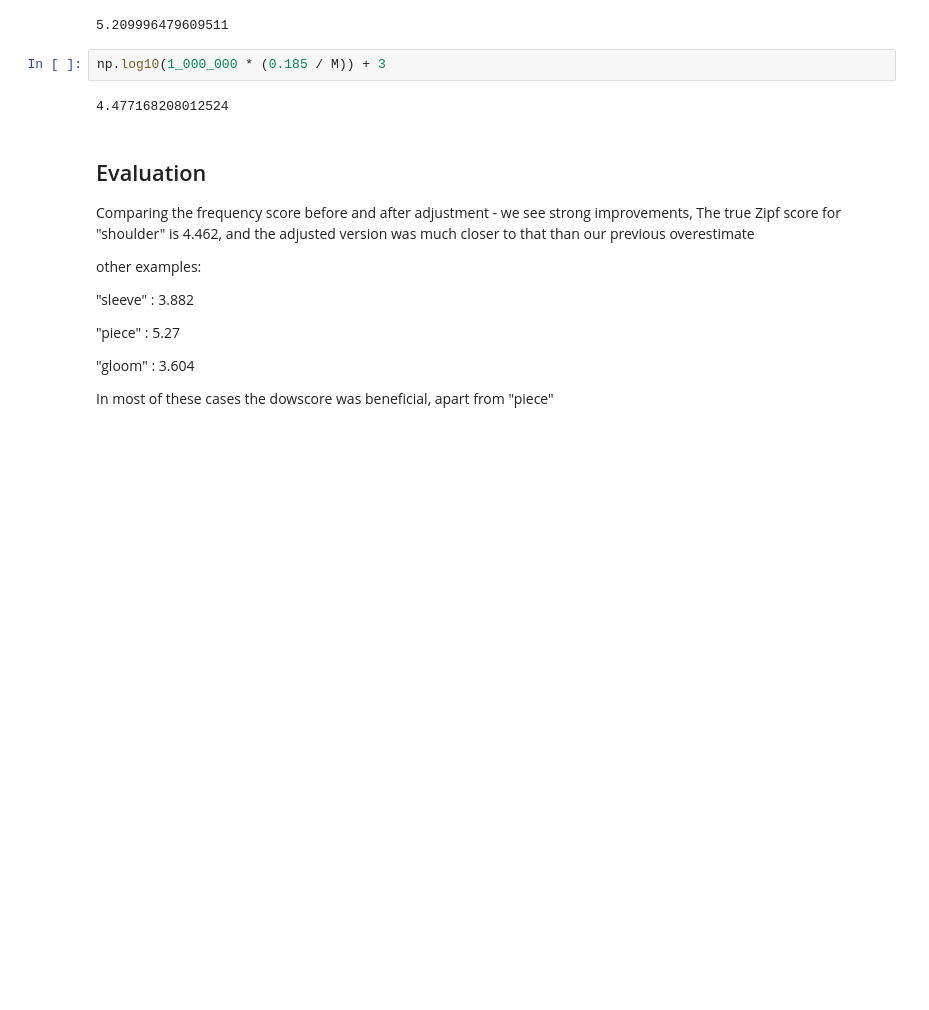
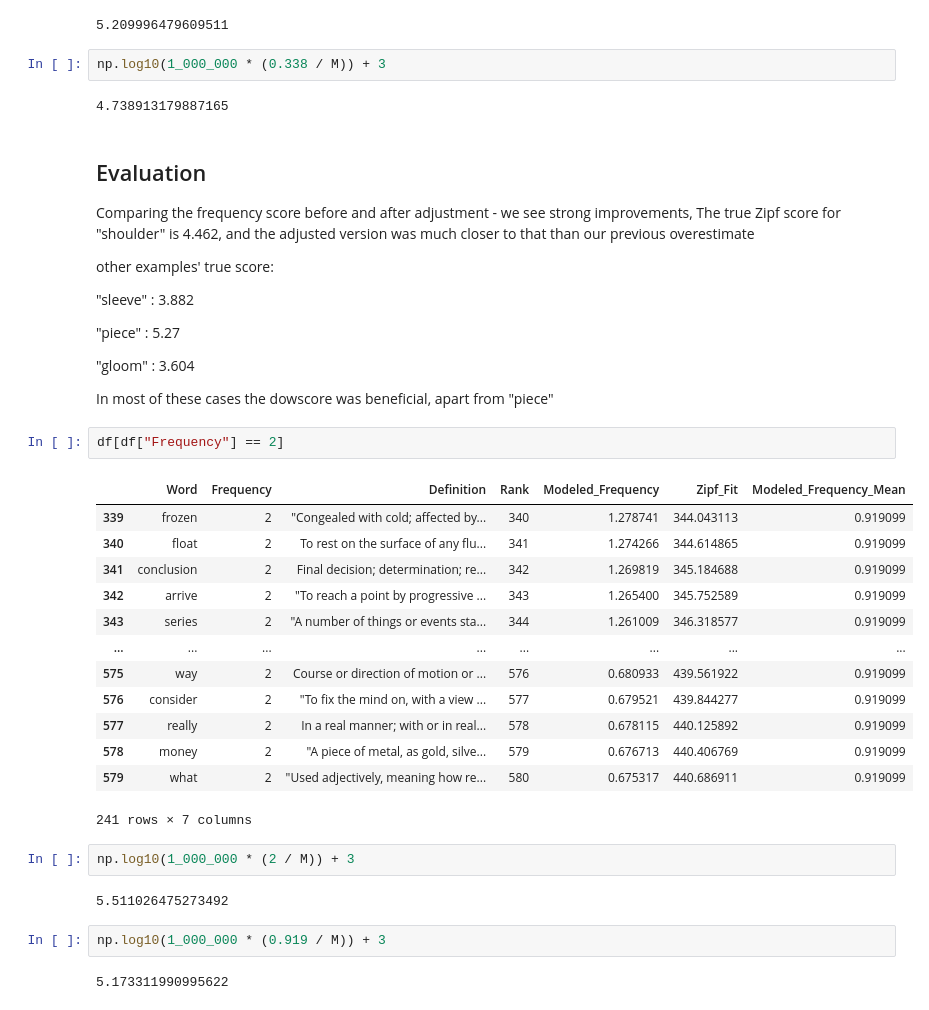
Before and after one commit to Matthew-Holmes/Linguine, a Jupyter notebook: Learning/Notebooks/zipf2.ipynb, the cells around one changed output. Cells and saved outputs as stored; diff of their text form; blank space fills up the shorter version.

```diff
--- a/Learning/Notebooks/zipf2.ipynb
+++ b/Learning/Notebooks/zipf2.ipynb
@@ -454,15 +454,15 @@ np.log10(1_000_000 * (1 / M)) + 3
 # %% [output]
 5.209996479609511
 # %%
-np.log10(1_000_000 * (0.185 / M)) + 3
+np.log10(1_000_000 * (0.338 / M)) + 3
 # %% [output]
-4.477168208012524
+4.738913179887165
 # %% [markdown]
 ## Evaluation
 
 Comparing the frequency score before and after adjustment - we see strong improvements, The true Zipf score for "shoulder" is 4.462, and the adjusted version was much closer to that than our previous overestimate
 
-other examples:
+other examples' true score:
 
 "sleeve" : 3.882
 
@@ -471,3 +471,27 @@ other examples:
 "gloom" : 3.604
 
 In most of these cases the dowscore was beneficial, apart from "piece"
+# %%
+df[df["Frequency"] == 2]
+# %% [output]
+|  | Word | Frequency | Definition | Rank | Modeled_Frequency | Zipf_Fit | Modeled_Frequency_Mean |
+| 339 | frozen | 2 | "Congealed with cold; affected by... | 340 | 1.278741 | 344.043113 | 0.919099 |
+| 340 | float | 2 | To rest on the surface of any flu... | 341 | 1.274266 | 344.614865 | 0.919099 |
+| 341 | conclusion | 2 | Final decision; determination; re... | 342 | 1.269819 | 345.184688 | 0.919099 |
+| 342 | arrive | 2 | "To reach a point by progressive ... | 343 | 1.265400 | 345.752589 | 0.919099 |
+| 343 | series | 2 | "A number of things or events sta... | 344 | 1.261009 | 346.318577 | 0.919099 |
+| ... | ... | ... | ... | ... | ... | ... | ... |
+| 575 | way | 2 | Course or direction of motion or ... | 576 | 0.680933 | 439.561922 | 0.919099 |
+| 576 | consider | 2 | "To fix the mind on, with a view ... | 577 | 0.679521 | 439.844277 | 0.919099 |
+| 577 | really | 2 | In a real manner; with or in real... | 578 | 0.678115 | 440.125892 | 0.919099 |
+| 578 | money | 2 | "A piece of metal, as gold, silve... | 579 | 0.676713 | 440.406769 | 0.919099 |
+| 579 | what | 2 | "Used adjectively, meaning how re... | 580 | 0.675317 | 440.686911 | 0.919099 |
+241 rows × 7 columns
+# %%
+np.log10(1_000_000 * (2 / M)) + 3
+# %% [output]
+5.511026475273492
+# %%
+np.log10(1_000_000 * (0.919 / M)) + 3
+# %% [output]
+5.173311990995622
```
Also changed, not shown: parts of 2 cells of this notebook.
